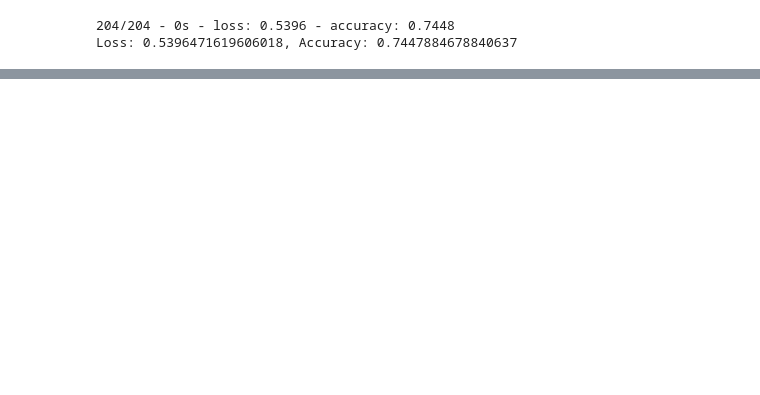
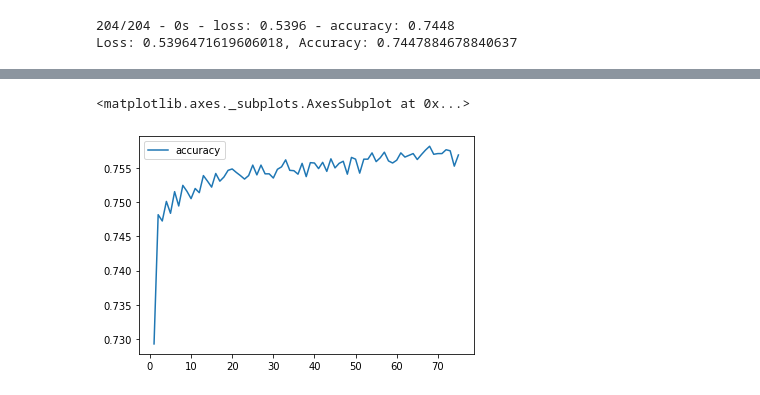
Before and after one commit to adamholcomb/Deep-Learning, a Jupyter notebook: Charity Funding Predictor.ipynb, the cells around one changed output, grey strips where cells are left out. Saved outputs shown, nothing was run; the diff lists cells and outputs as text; code cells hidden in the pictures; blank space fills up the shorter version.

Commit message:
Finish third iteration and start write-up

```diff
--- a/Charity Funding Predictor.ipynb
+++ b/Charity Funding Predictor.ipynb
@@ -384,0 +382,19 @@ Loss: 0.5396471619606018, Accuracy: 0.7447884678840637
+# %%
+# Define the model - deep neural net, i.e., the number of input features and hidden nodes for each layer.
+
+nn2 = tf.keras.models.Sequential()
+
+# First hidden layer
+nn2.add(tf.keras.layers.Dense(units=30, activation="relu", input_dim=69))
+
+# Second hidden layer
+nn2.add(tf.keras.layers.Dense(units=30, activation="tanh"))
+
+# Third hidden layer
+# nn2.add(tf.keras.layers.Dense(units=30, activation="relu"))
+
+# Output layer
+nn2.add(tf.keras.layers.Dense(units=1, activation="sigmoid"))
+
+# Check the structure of the model
+nn2.summary()
@@ -384,0 +416,6 @@ Loss: 0.5396471619606018, Accuracy: 0.7447884678840637
+# %%
+# Compile the model
+nn2.compile(loss="binary_crossentropy", optimizer="adam", metrics=["accuracy"])
+# %%
+# Train the model
+fit_model = nn2.fit(X2_train_scaled, y2_train, epochs=75)
@@ -384,0 +447,9 @@ Loss: 0.5396471619606018, Accuracy: 0.7447884678840637
+# %%
+# Create a DataFrame containing training history
+history_df = pd.DataFrame(fit_model.history, index=range(1,len(fit_model.history["loss"])+1))
+
+# Plot the accuracy
+history_df.plot(y="accuracy")
+# %% [output]
+<matplotlib.axes._subplots.AxesSubplot at 0x...>
+[figure, added]
```
Also changed, not shown: parts of 7 cells of this notebook, 1 other file.
